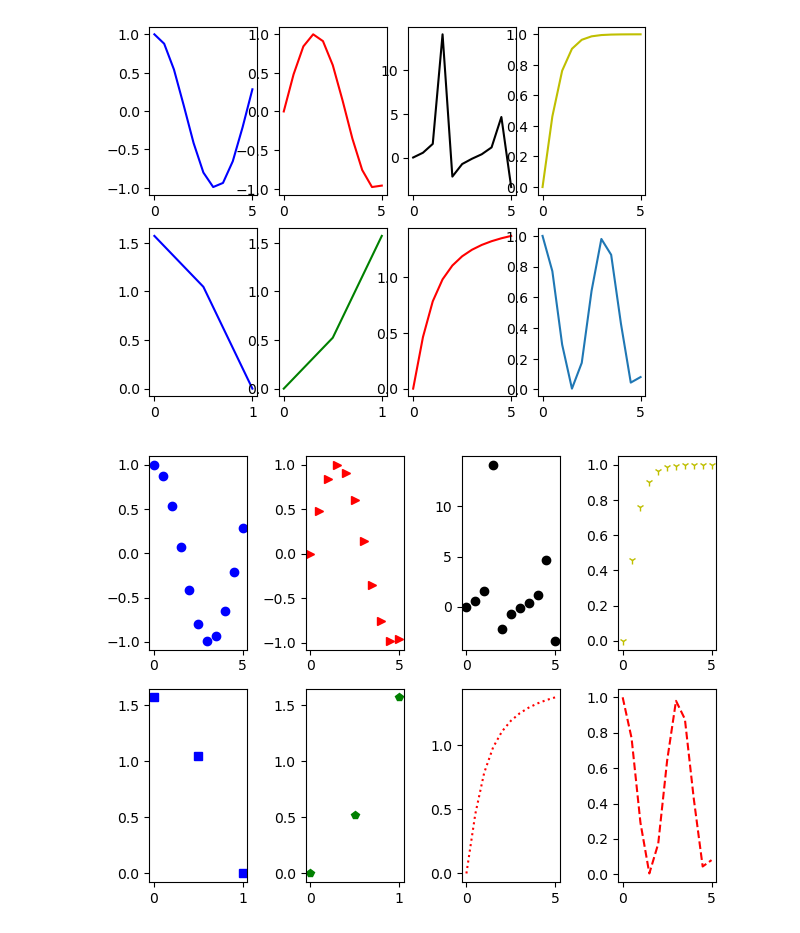
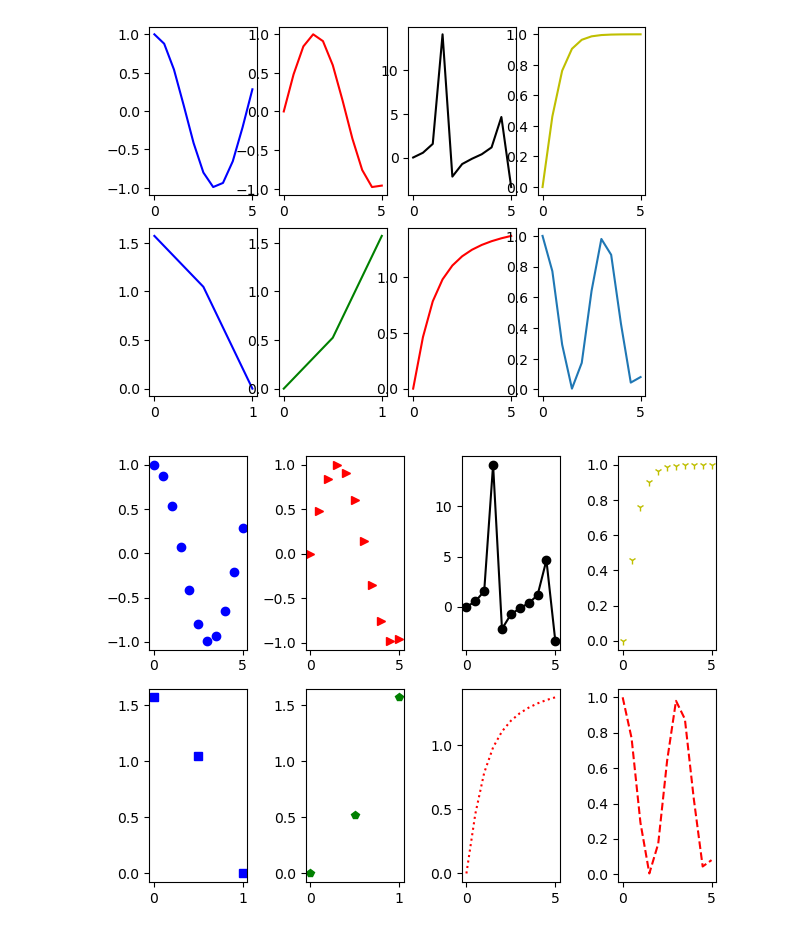
Before and after one commit to Fer-dev-gt/Visualizacion-de-Datos-con-Matplotlib-y-Seaborn, a Jupyter notebook: Subplots.ipynb, the cells around one changed output. Cells and saved outputs as stored; diff of their text form; code cells hidden in the pictures.

```diff
--- a/Subplots.ipynb
+++ b/Subplots.ipynb
@@ -56,14 +56,14 @@ axes[1, 3].plot(x, np.cos(x) ** 2)
 # %%
 # Otra forma de hacer lo mismo con diferente sintaxis
 fig, ((ax1, ax2, ax3, ax4), (ax5, ax6, ax7, ax8)) = plt.subplots(2, 4)
 ax1.plot(x, np.cos(x), 'bo')
 ax2.plot(x, np.sin(x), 'r>')
-ax3.plot(x, np.tan(x), 'ko')
+ax3.plot(x, np.tan(x), 'ko-')
 ax4.plot(x, np.tanh(x), 'y1')
 ax5.plot(x, np.arccos(x), 'bs')
 ax6.plot(x, np.arcsin(x), 'gp')
 ax7.plot(x, np.arctan(x), 'r:')
 ax8.plot(x, np.cos(x) ** 2, 'r--')
 fig.tight_layout()
 # %% [output]
-[figure, old version]
+[figure, new version]
```
Also changed, not shown: 4 other files.
